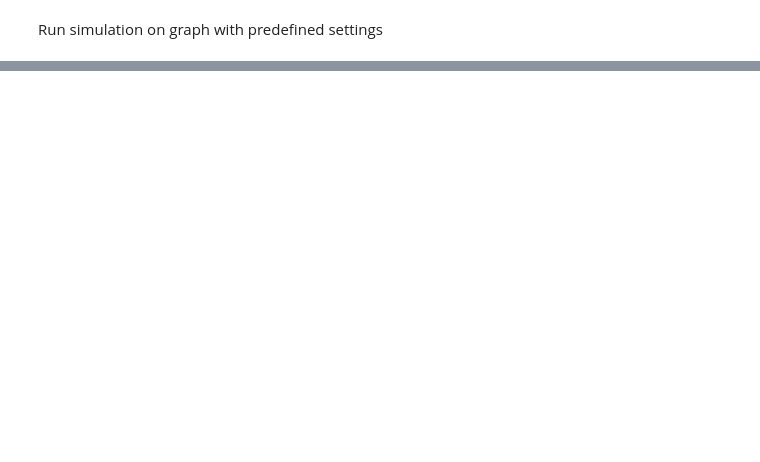
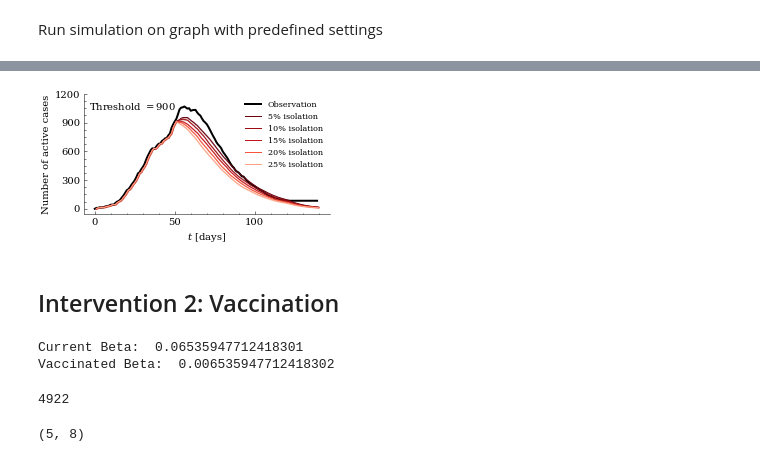
Before and after one commit to Networks-Learning/counterfactual-tpp, a Jupyter notebook: ebola/ebola_experiments.ipynb, the cells around one changed output, grey strips where cells are left out. Drawn from its saved outputs; the diff is of its cells as text; code cells hidden in the pictures; blank space fills up the shorter version.

```diff
--- a/ebola/ebola_experiments.ipynb
+++ b/ebola/ebola_experiments.ipynb
@@ -113,0 +237,56 @@ plt.legend()
+# %%
+def counterfactual2(_):
+    sir_obj.calculate_counterfactual(sir_obj.beta, G_prime, intervention_time = cut_thresholds[2])
+    res = np.array([np.count_nonzero(nodes_at_time(i, 'cf', sir_obj)) for i in range(maximum_days)])
+    return res
+# %%
+number_of_counterfactuals = 20
+for per in percentages:
+    d = []
+    for k in range(5):
+        G_prime = copy.deepcopy(sir_obj.G)
+        sparcify(per, G_prime)
+        with Pool(48) as pool:
+            resultt = list(tqdm(pool.imap(counterfactual2, list(range(number_of_counterfactuals))), total = number_of_counterfactuals))
+        for i in range(maximum_days):
+            for j in range(len(resultt)):
+                d.append([i + 1, resultt[j][i]])
+
+    df = pd.DataFrame(d, columns=['days', 'Number of cases'])
+    dfss.append(df)
+# %%
+number_of_cases = [np.count_nonzero(nodes_at_time(i,'ori', sir_obj)) for i in range(maximum_days)]
+width_pt = 397
+fig_height, fig_aspect = plotutils.get_fig_dim(width_pt, fraction=0.65)
+fig, ax = plt.subplots(figsize=(2 * fig_height, fig_height))
+import matplotlib.pylab as pl
+# Greens, Wistia
+colors = pl.cm.Reds(np.linspace(0,1,10))
+ax.plot(range(maximum_days), number_of_cases, label = 'Observation', linewidth=2.0, color = 'k')
+sns.lineplot(data=dfss[0], x="days", y="Number of cases", label = '5% isolation', color = colors[9]).set(xlabel= "$t$ [days]", ylabel= "Number of active cases")
+sns.lineplot(data=dfss[1], x="days", y="Number of cases", label = '10% isolation', color = colors[8]).set(xlabel= "$t$ [days]", ylabel= "Number of active cases")
+sns.lineplot(data=dfss[2], x="days", y="Number of cases", label = '15% isolation', color = colors[7]).set(xlabel= "$t$ [days]", ylabel= "Number of active cases")
+sns.lineplot(data=dfss[3], x="days", y="Number of cases", label = '20% isolation', color = colors[5]).set(xlabel= "$t$ [days]", ylabel= "Number of active cases")
+sns.lineplot(data=dfss[4], x="days", y="Number of cases", label = '25% isolation', color = colors[3]).set(xlabel= "$t$ [days]", ylabel= "Number of active cases")
+ax.set_yticks(range(0,1500,300))
+ax.set_xticks(range(0,150, 50))
+ax.legend(loc = 'upper right', fontsize=8)
+ax.text(0.2, 0.9,'Threshold $= 900$',
+     horizontalalignment='center',
+     verticalalignment='center',
+     transform = ax.transAxes)
+# ax.legend(loc = 'upper right', bbox_to_anchor=(1.5, 1))
+fig.savefig('FIG/sir_multi_isolation_3.pdf', bbox_inches = 'tight')
+# %% [output]
+[figure, added]
+# %% [markdown]
+## Intervention 2: Vaccination
+# %%
+reduction = 0.1
+number_of_counterfactuals = 20
+maximum_days = sir_obj.max_time + 20
+print('Current Beta: ', sir_obj.beta)
+print('Vaccinated Beta: ', reduction * sir_obj.beta)
+# %% [output]
+Current Beta:  0.06535947712418301
+Vaccinated Beta:  0.006535947712418302
@@ -113,0 +319,24 @@ plt.legend()
+# %%
+obseved_cases = len(obs_infected)
+obs_infected = [sir_obj.inf_occured_at[i] for i in range(sir_obj.n_nodes) if sir_obj.inf_occured_at[i]!=np.inf]
+print(obseved_cases)
+effectvity = pd.DataFrame(columns=['Beta', 'vacc', 'reduction'])
+i = 0
+for k, v in all_cases.items():
+    effectvity.loc[i] = [100 - k[0] * 100, k[1] * 100, (obseved_cases - v) * 100 / obseved_cases]
+    i += 1
+effectvity = effectvity.astype({"Beta": int, "vacc": int})
+# effectvity = effectvity.sort_values(['Beta'], ascending=[True])
+# effectvity = effectvity.pivot("Beta", "vacc", "reduction")
+effectvity.sort_values('vacc',axis=0,ascending=True, inplace = True)
+effectvity.sort_values('Beta',axis=0,ascending=True, inplace = True)
+effectvity_copy = copy.deepcopy(effectvity)
+effectvity = effectvity.pivot("Beta", "vacc", "reduction")
+arr = np.zeros((5, 8))
+for i in range(5):
+    for j in range(8):
+        arr[4 - i, j] = effectvity.iloc[i, j]
+effectvity.shape
+# %% [output]
+4922
+(5, 8)
```
Also changed, not shown: parts of 39 cells of this notebook.
